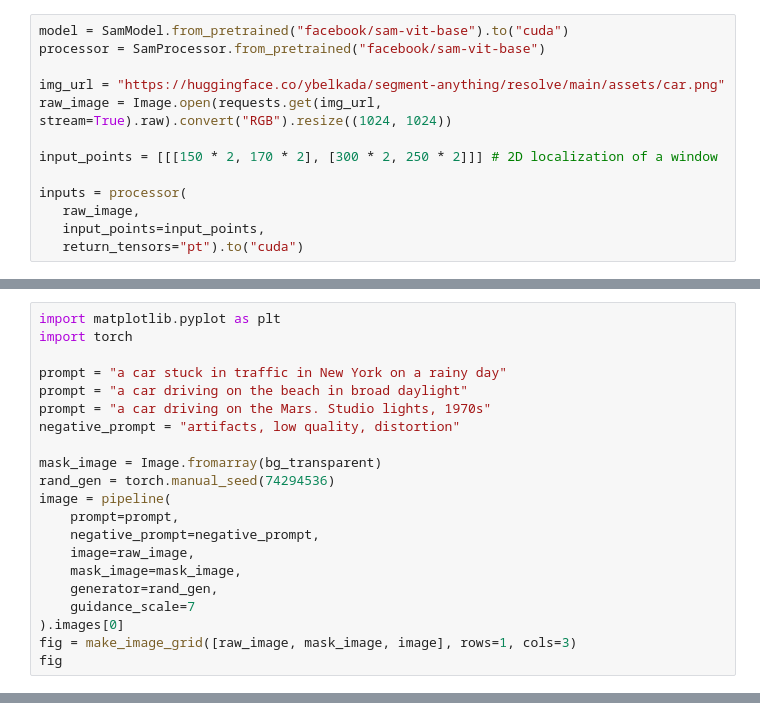
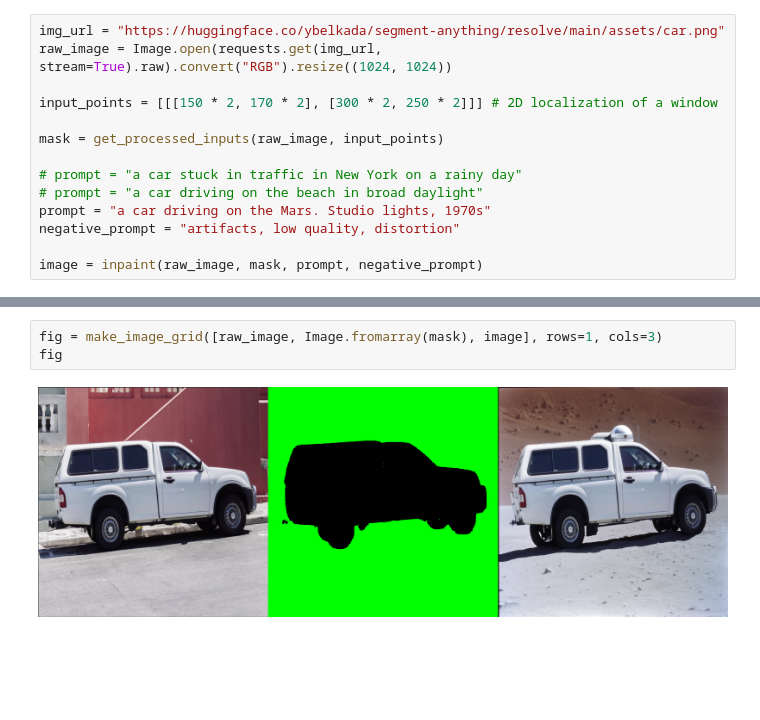
Before and after one commit to udacity/Computer-Vision-and-Generative-AI-Project, a Jupyter notebook: solution/solution.ipynb, the cells around one changed output, grey strips where cells are left out. Drawn from its saved outputs; the diff is of its cells as text; blank space fills up the shorter version.

```diff
--- a/solution/solution.ipynb
+++ b/solution/solution.ipynb
@@ -7,13 +80,14 @@ import numpy as np
 # %%
-model = SamModel.from_pretrained("facebook/sam-vit-base").to("cuda")
-processor = SamProcessor.from_pretrained("facebook/sam-vit-base")
-
 img_url = "https://huggingface.co/ybelkada/segment-anything/resolve/main/assets/car.png"
 raw_image = Image.open(requests.get(img_url, stream=True).raw).convert("RGB").resize((1024, 1024))
 
 input_points = [[[150 * 2, 170 * 2], [300 * 2, 250 * 2]]] # 2D localization of a window
 
-inputs = processor(
-   raw_image,
-   input_points=input_points,
-   return_tensors="pt").to("cuda")
+mask = get_processed_inputs(raw_image, input_points)
+
+# prompt = "a car stuck in traffic in New York on a rainy day"
+# prompt = "a car driving on the beach in broad daylight"
+prompt = "a car driving on the Mars. Studio lights, 1970s"
+negative_prompt = "artifacts, low quality, distortion"
+
+image = inpaint(raw_image, mask, prompt, negative_prompt)
@@ -93,21 +93,0 @@ The config attributes {'decay': 0.9999, 'inv_gamma': 1.0, 'min_decay': 0.0, 'opt
-# %%
-import matplotlib.pyplot as plt
-import torch
-
-prompt = "a car stuck in traffic in New York on a rainy day"
-prompt = "a car driving on the beach in broad daylight"
-prompt = "a car driving on the Mars. Studio lights, 1970s"
-negative_prompt = "artifacts, low quality, distortion"
-
-mask_image = Image.fromarray(bg_transparent)
-rand_gen = torch.manual_seed(74294536)
-image = pipeline(
-    prompt=prompt,
-    negative_prompt=negative_prompt,
-    image=raw_image,
-    mask_image=mask_image,
-    generator=rand_gen,
-    guidance_scale=7
-).images[0]
-fig = make_image_grid([raw_image, mask_image, image], rows=1, cols=3)
-fig
@@ -115,0 +94,5 @@ fig
+# %%
+fig = make_image_grid([raw_image, Image.fromarray(mask), image], rows=1, cols=3)
+fig
+# %% [output]
+[figure, added]
```
Also changed, not shown: parts of 13 cells of this notebook, 3 other files.
